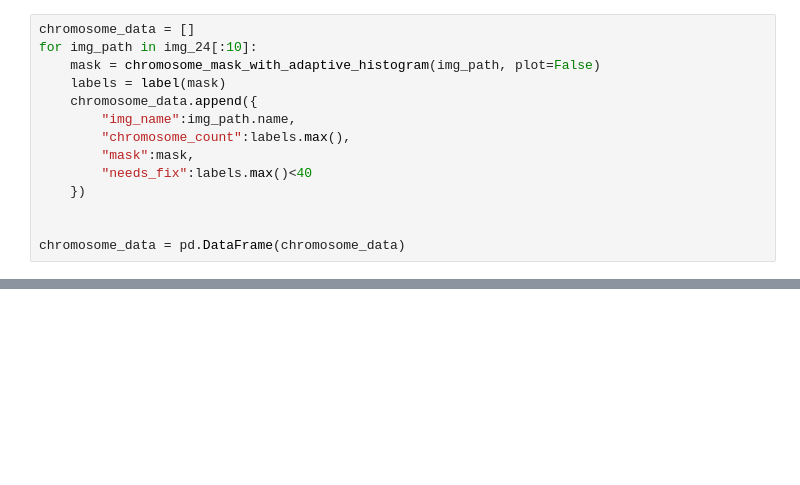
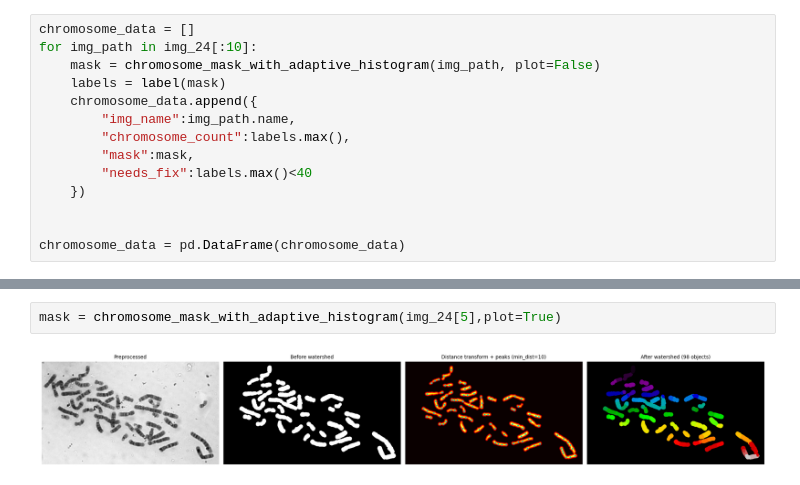
Before and after one commit to KojoAning/BME1433, a Jupyter notebook: bme.ipynb, the cells around one changed output, grey strips where cells are left out. Drawn from its saved outputs; the diff is of its cells as text; blank space fills up the shorter version.

```diff
--- a/bme.ipynb
+++ b/bme.ipynb
@@ -204,0 +56,4 @@ df.head()
+# %%
+mask = chromosome_mask_with_adaptive_histogram(img_24[5],plot=True)
+# %% [output]
+[figure, added]
```
Also changed, not shown: parts of 10 cells of this notebook, 3 other files.
